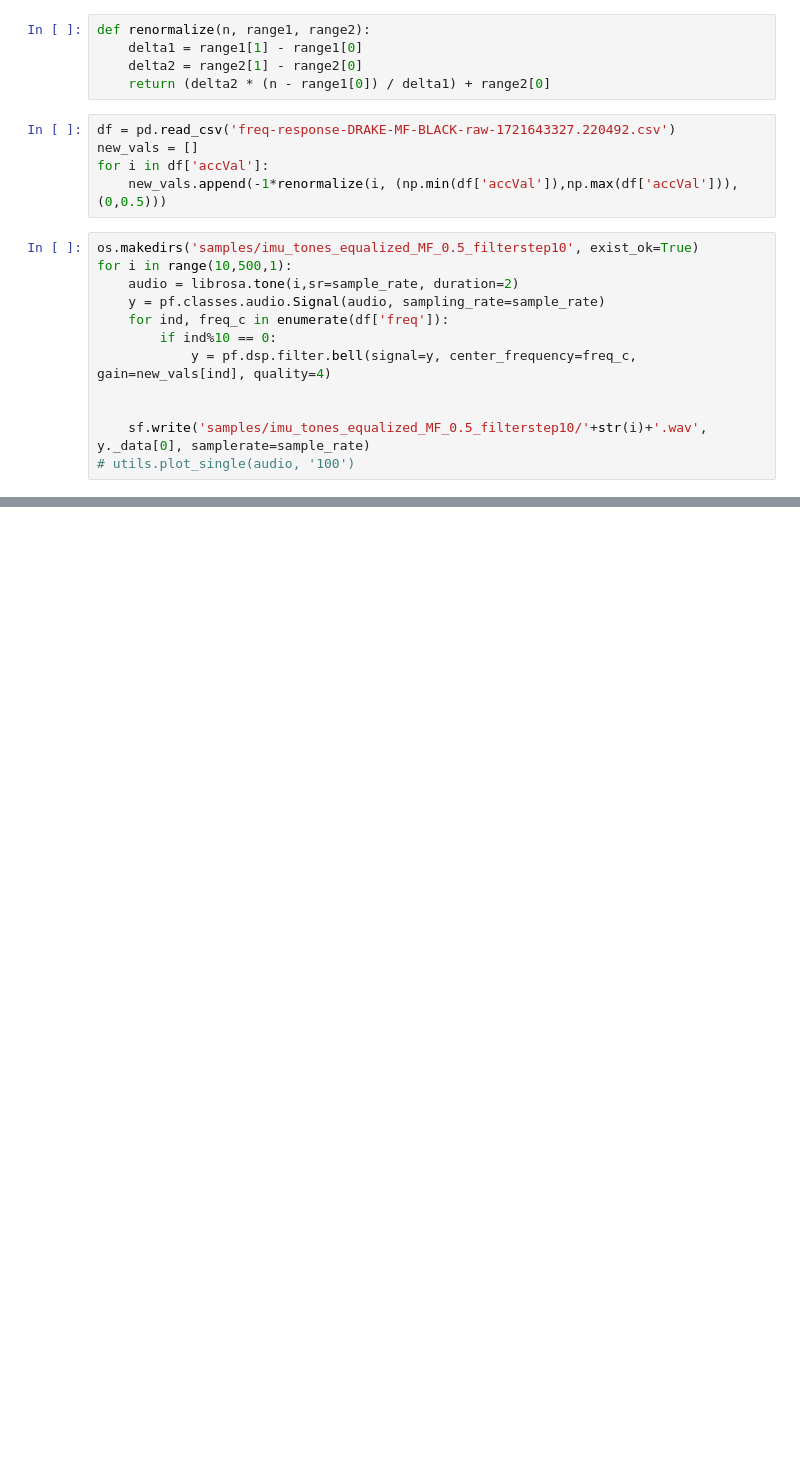
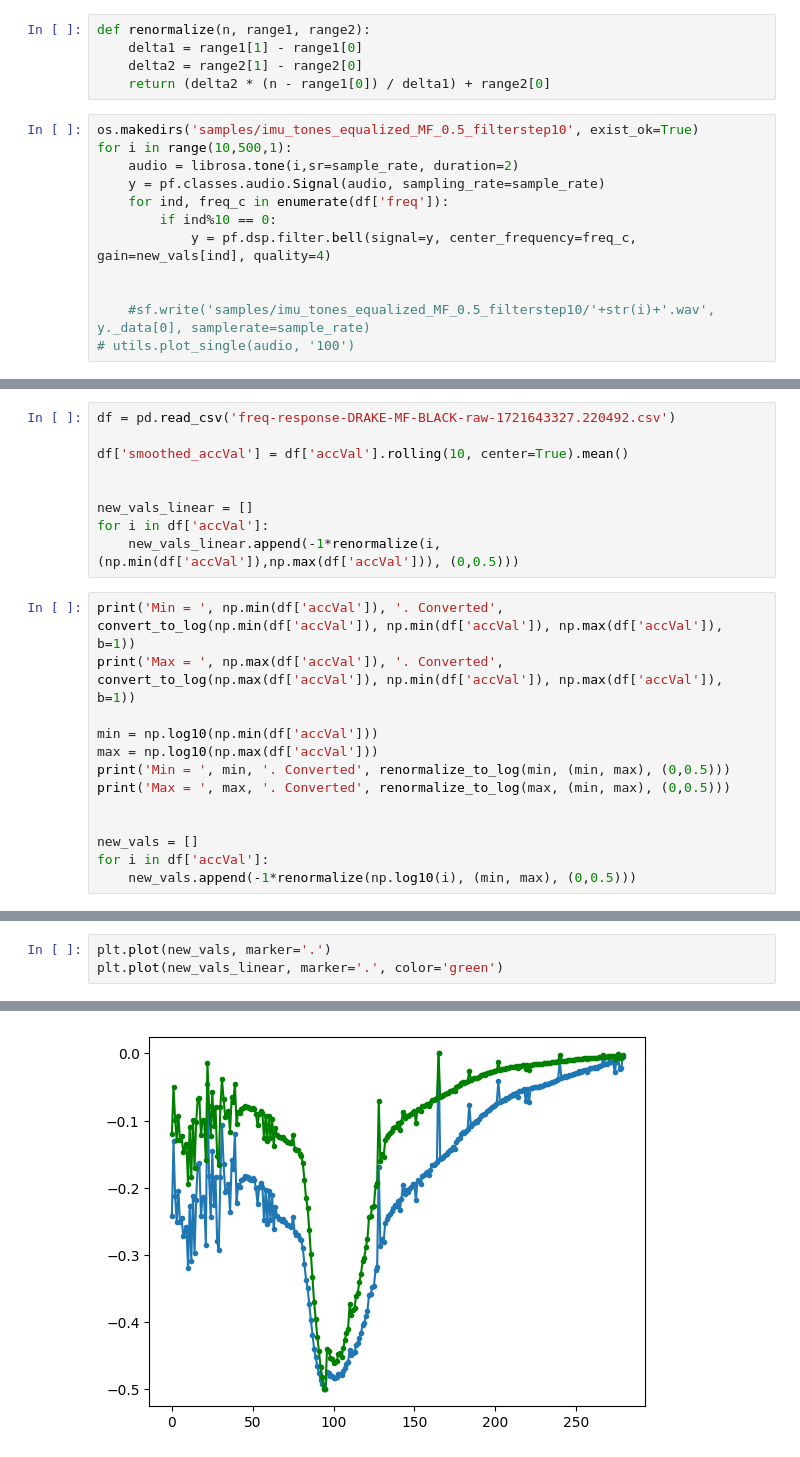
Before and after one commit to augmented-human-lab/prompt-to-touch, a Jupyter notebook: notebooks/imu_notebook.ipynb, the cells around one changed output, grey strips where cells are left out. Drawn from its saved outputs; the diff is of its cells as text; blank space fills up the shorter version.

```diff
--- a/notebooks/imu_notebook.ipynb
+++ b/notebooks/imu_notebook.ipynb
@@ -66,11 +65,6 @@ def renormalize(n, range1, range2):
     delta1 = range1[1] - range1[0]
     delta2 = range2[1] - range2[0]
     return (delta2 * (n - range1[0]) / delta1) + range2[0]
-# %%
-df = pd.read_csv('freq-response-DRAKE-MF-BLACK-raw-1721643327.220492.csv')
-new_vals = []
-for i in df['accVal']:
-    new_vals.append(-1*renormalize(i, (np.min(df['accVal']),np.max(df['accVal'])), (0,0.5)))
 # %%
 os.makedirs('samples/imu_tones_equalized_MF_0.5_filterstep10', exist_ok=True)
 for i in range(10,500,1):
@@ -81,6 +75,6 @@ for i in range(10,500,1):
             y = pf.dsp.filter.bell(signal=y, center_frequency=freq_c, gain=new_vals[ind], quality=4)
 
 
-    sf.write('samples/imu_tones_equalized_MF_0.5_filterstep10/'+str(i)+'.wav', y._data[0], samplerate=sample_rate)
+    #sf.write('samples/imu_tones_equalized_MF_0.5_filterstep10/'+str(i)+'.wav', y._data[0], samplerate=sample_rate)
 # utils.plot_single(audio, '100')
 # %%
@@ -88,0 +102,22 @@ for i in range(10,500,1):
+# %%
+df = pd.read_csv('freq-response-DRAKE-MF-BLACK-raw-1721643327.220492.csv')
+
+df['smoothed_accVal'] = df['accVal'].rolling(10, center=True).mean()
+
+
+new_vals_linear = []
+for i in df['accVal']:
+    new_vals_linear.append(-1*renormalize(i, (np.min(df['accVal']),np.max(df['accVal'])), (0,0.5)))
+# %%
+print('Min = ', np.min(df['accVal']), '. Converted', convert_to_log(np.min(df['accVal']), np.min(df['accVal']), np.max(df['accVal']), b=1))
+print('Max = ', np.max(df['accVal']), '. Converted', convert_to_log(np.max(df['accVal']), np.min(df['accVal']), np.max(df['accVal']), b=1))
+
+min = np.log10(np.min(df['accVal']))
+max = np.log10(np.max(df['accVal']))
+print('Min = ', min, '. Converted', renormalize_to_log(min, (min, max), (0,0.5)))
+print('Max = ', max, '. Converted', renormalize_to_log(max, (min, max), (0,0.5)))
+
+
+new_vals = []
+for i in df['accVal']:
+    new_vals.append(-1*renormalize(np.log10(i), (min, max), (0,0.5)))
@@ -88,0 +129,4 @@ for i in range(10,500,1):
+# %%
+plt.plot(new_vals, marker='.')
+plt.plot(new_vals_linear, marker='.', color='green')
+# %% [output]
@@ -88,0 +134 @@ for i in range(10,500,1):
+[figure, added]
```
Also changed, not shown: parts of 8 cells of this notebook, 9 other files.
